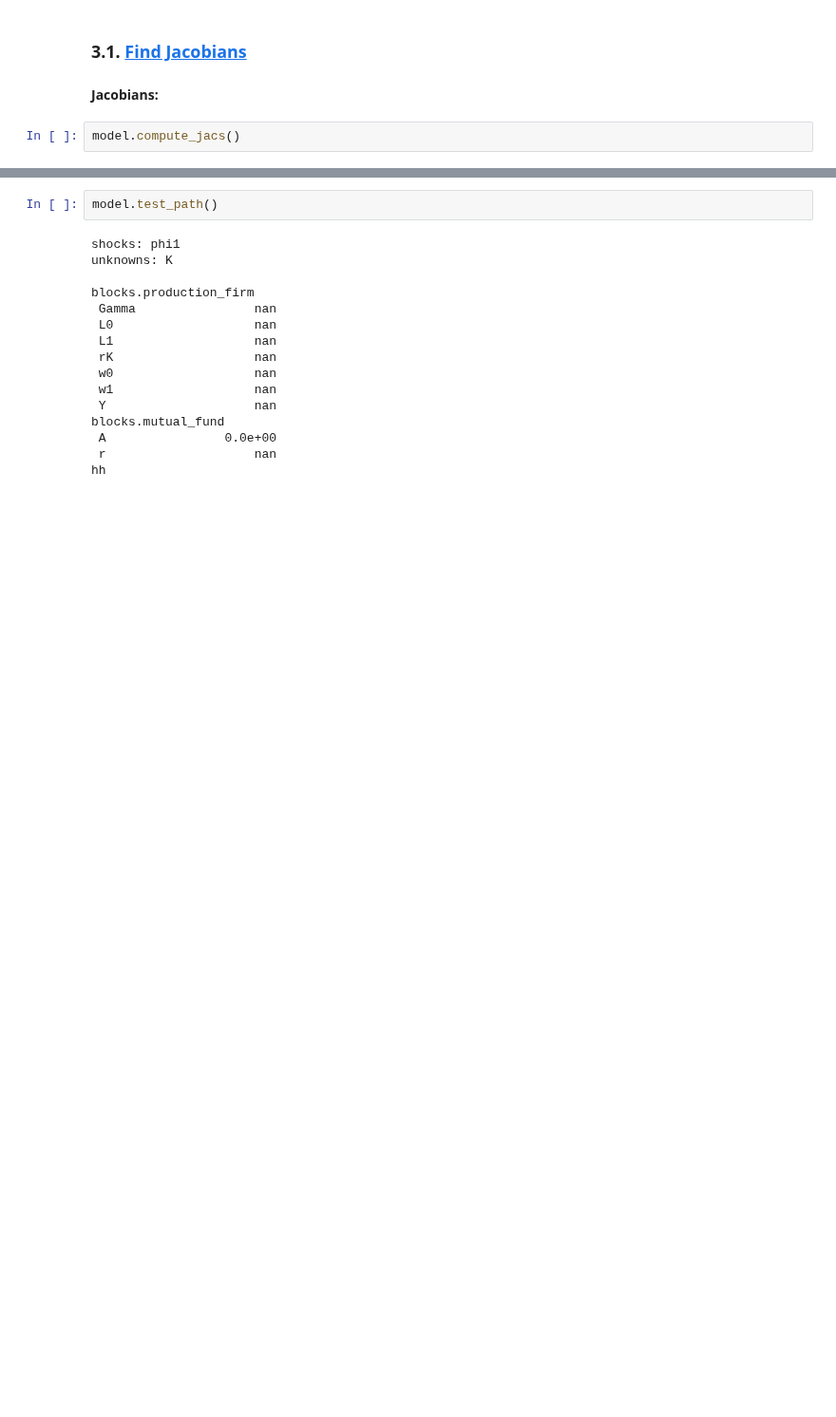
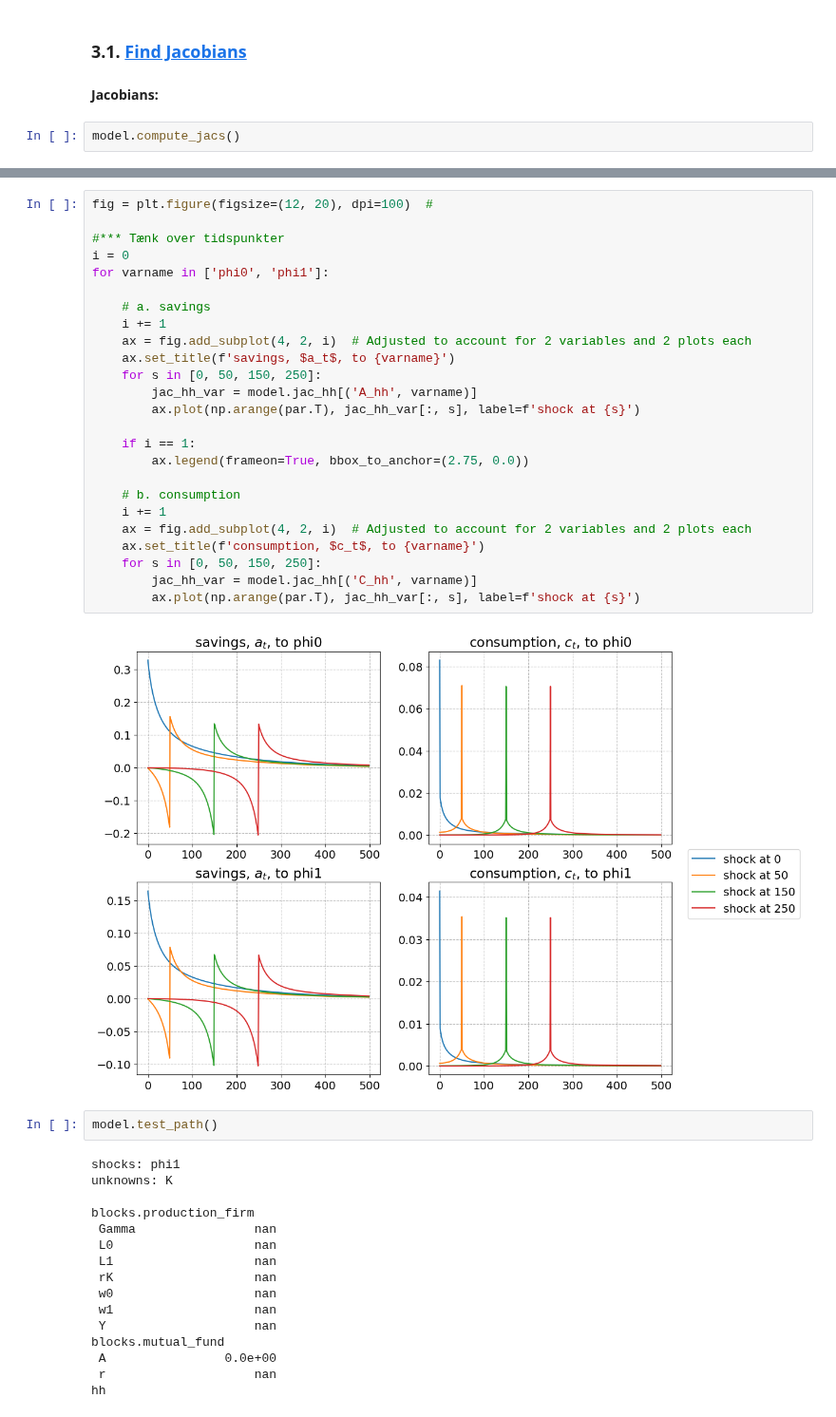
Before and after one commit to JohanOelgaard/AdvMacroHetAgent, a Jupyter notebook: Assignment 1/v1.1/HANCAssignment.ipynb, the cells around one changed output, grey strips where cells are left out. Shown at 95% size. Saved outputs shown, nothing was run; the diff lists cells and outputs as text; blank space fills up the shorter version.

```diff
--- a/Assignment 1/v1.1/HANCAssignment.ipynb
+++ b/Assignment 1/v1.1/HANCAssignment.ipynb
@@ -222,3 +225,30 @@ ax.legend(loc = 'upper right', fontsize = 'small')
+# %%
+fig = plt.figure(figsize=(12, 20), dpi=100)  #
+
+#*** Tænk over tidspunkter
+i = 0
+for varname in ['phi0', 'phi1']:
+
+    # a. savings
+    i += 1
+    ax = fig.add_subplot(4, 2, i)  # Adjusted to account for 2 variables and 2 plots each
+    ax.set_title(f'savings, $a_t$, to {varname}')
+    for s in [0, 50, 150, 250]:
+        jac_hh_var = model.jac_hh[('A_hh', varname)]
+        ax.plot(np.arange(par.T), jac_hh_var[:, s], label=f'shock at {s}')
+
+    if i == 1:
+        ax.legend(frameon=True, bbox_to_anchor=(2.75, 0.0))
+
+    # b. consumption
+    i += 1
+    ax = fig.add_subplot(4, 2, i)  # Adjusted to account for 2 variables and 2 plots each
+    ax.set_title(f'consumption, $c_t$, to {varname}')
+    for s in [0, 50, 150, 250]:
+        jac_hh_var = model.jac_hh[('C_hh', varname)]
+        ax.plot(np.arange(par.T), jac_hh_var[:, s], label=f'shock at {s}')
+# %% [output]
+[figure, added]
 # %%
 model.test_path()
 # %% [output]
```
Also changed, not shown: parts of 6 cells of this notebook.
